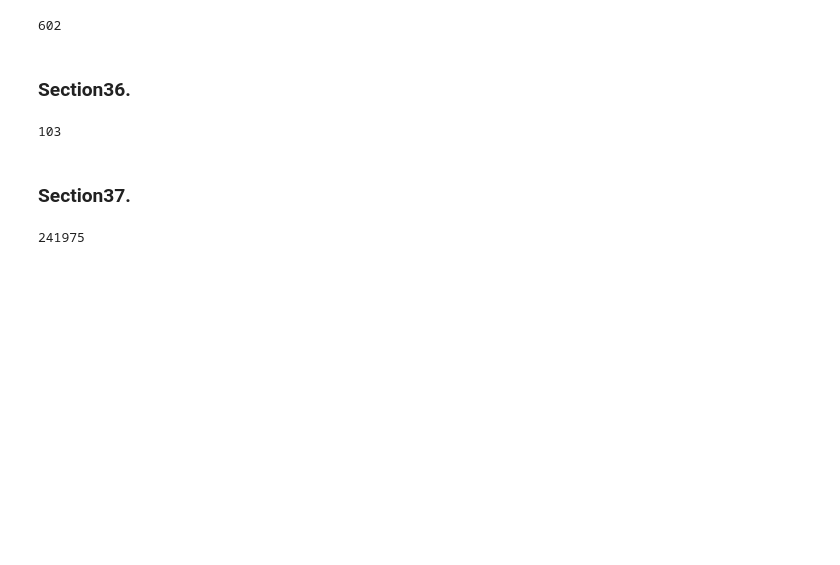
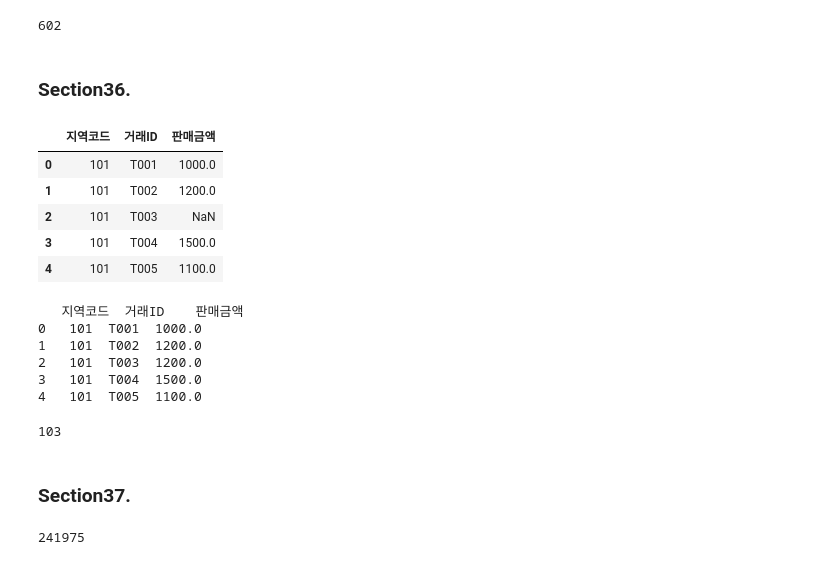
Before and after one commit to inzeong/BigData-Spark, a Jupyter notebook: part1/ch3/ch3_ex_type1.ipynb, the cells around one changed output. Drawn from its saved outputs; the diff is of its cells as text; code cells hidden in the pictures; blank space fills up the shorter version.

```diff
--- a/part1/ch3/ch3_ex_type1.ipynb
+++ b/part1/ch3/ch3_ex_type1.ipynb
@@ -1164,25 +1164,41 @@ print(result)
 602
 # %% [markdown]
 ### Section36.
-# %%
-import pandas as pd
-df = pd.read_csv("https://raw.githubusercontent.com/lovedlim/bigdata_analyst_cert_v2/refs/heads/main/part1/ch3/sales.csv")
-
-# 지역별 평균 판매금액 계산 후, 결측값 대체 (transform 사용)
-m = df.groupby('지역코드')['판매금액'].transform('mean')
-df['판매금액'] = df['판매금액'].fillna(m)
-
-# 각 거래별 해당 지역의 평균 판매금액 구하기
-df['지역평균'] = df.groupby('지역코드')['판매금액'].transform('mean')
-
-# 판매금액과 지역평균의 차이(절대값) 계산하여 새로운 컬럼 생성
-df['차이'] = abs(df['판매금액'] - df['지역평균'])
-
-# 지역별 차이 평균 계산 후, 최대값을 가지는 지역코드 출력
-result = df.groupby('지역코드')['차이'].mean().idxmax()
-print(result)
-# %% [output]
-103
+# %%
+import pandas as pd
+df = pd.read_csv("https://raw.githubusercontent.com/lovedlim/bigdata_analyst_cert_v2/refs/heads/main/part1/ch3/sales.csv")
+
+df.head()
+# %% [output]
+|  | 지역코드 | 거래ID | 판매금액 |
+| 0 | 101 | T001 | 1000.0 |
+| 1 | 101 | T002 | 1200.0 |
+| 2 | 101 | T003 | NaN |
+| 3 | 101 | T004 | 1500.0 |
+| 4 | 101 | T005 | 1100.0 |
+# %%
+#결측된 판매금액은 해당 지역의 평균 판매금액으로 결측값을 대체
+new = df.groupby('지역코드')['판매금액'].transform('mean')
+df['판매금액'] = df['판매금액'].fillna(new)
+print(df.head())
+# %% [output]
+   지역코드  거래ID    판매금액
+0   101  T001  1000.0
+1   101  T002  1200.0
+2   101  T003  1200.0
+3   101  T004  1500.0
+4   101  T005  1100.0
+# %%
+#각 거래마다 판매금액, 해당 지역의 평균 판매금액의 차이를 절대값으로
+
+df['지역평균'] = df.groupby('지역코드')['판매금액'].transform('mean')
+df['diff'] = abs(df['판매금액']-df['지역평균'])
+
+#각 지역에서 차이값의 평균을 구한후, 가장 큰 지역의 지역코드
+result = df.groupby('지역코드')['diff'].mean().idxmax()
+print(result)
+# %% [output]
+103
 # %% [markdown]
 ### Section37.
 # %%
```
Also changed, not shown: parts of 1 cell of this notebook.
